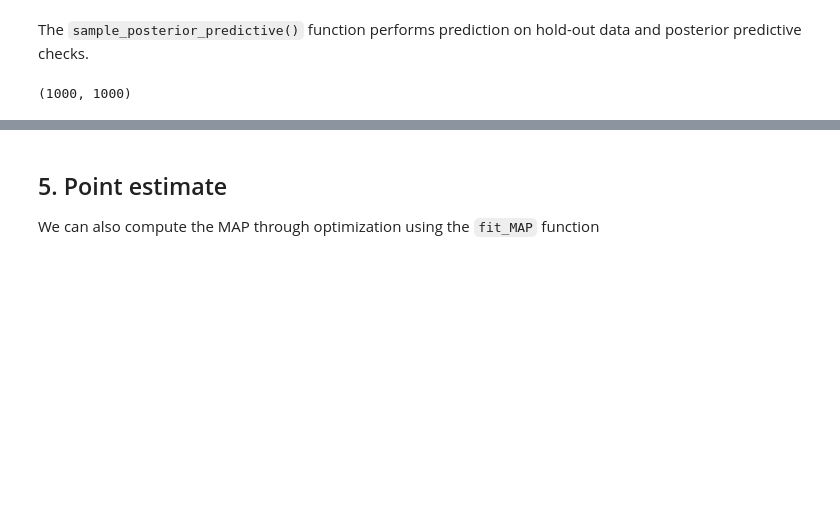
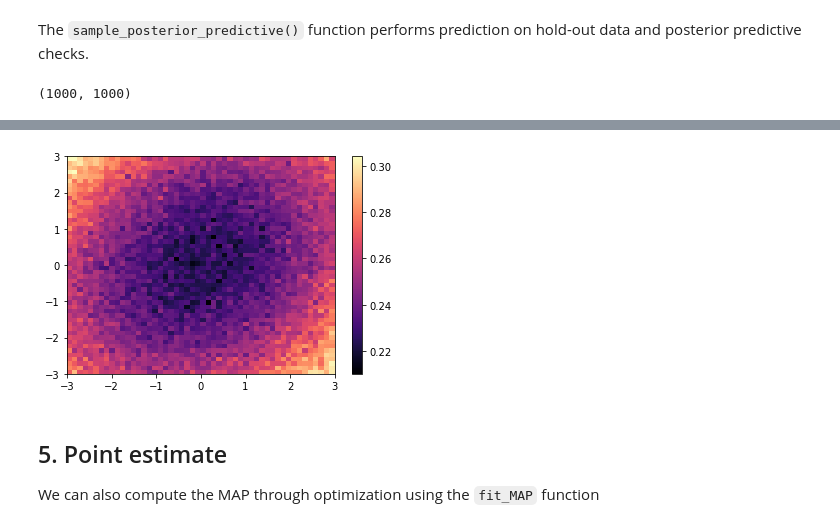
Before and after one commit to lucianopaz/statistical_machine_learning, a Jupyter notebook: notebooks/PPL and PyMC.ipynb, the cells around one changed output, grey strips where cells are left out. Drawn from its saved outputs; the diff is of its cells as text; code cells hidden in the pictures; blank space fills up the shorter version.

```diff
--- a/notebooks/PPL and PyMC.ipynb
+++ b/notebooks/PPL and PyMC.ipynb
@@ -490,3 +557,12 @@ ax.legend();
+# %%
+# We can plot the uncertainty
+plt.pcolor(x_test[:, 0].reshape([51, 51]),
+           x_test[:, 1].reshape([51, 51]),
+           ys,
+           cmap='magma')
+plt.colorbar();
+# %% [output]
+[figure, added]
 # %% [markdown]
 ## 5. Point estimate
 We can also compute the MAP through optimization using the `fit_MAP` function
```
Also changed, not shown: parts of 23 cells of this notebook.
